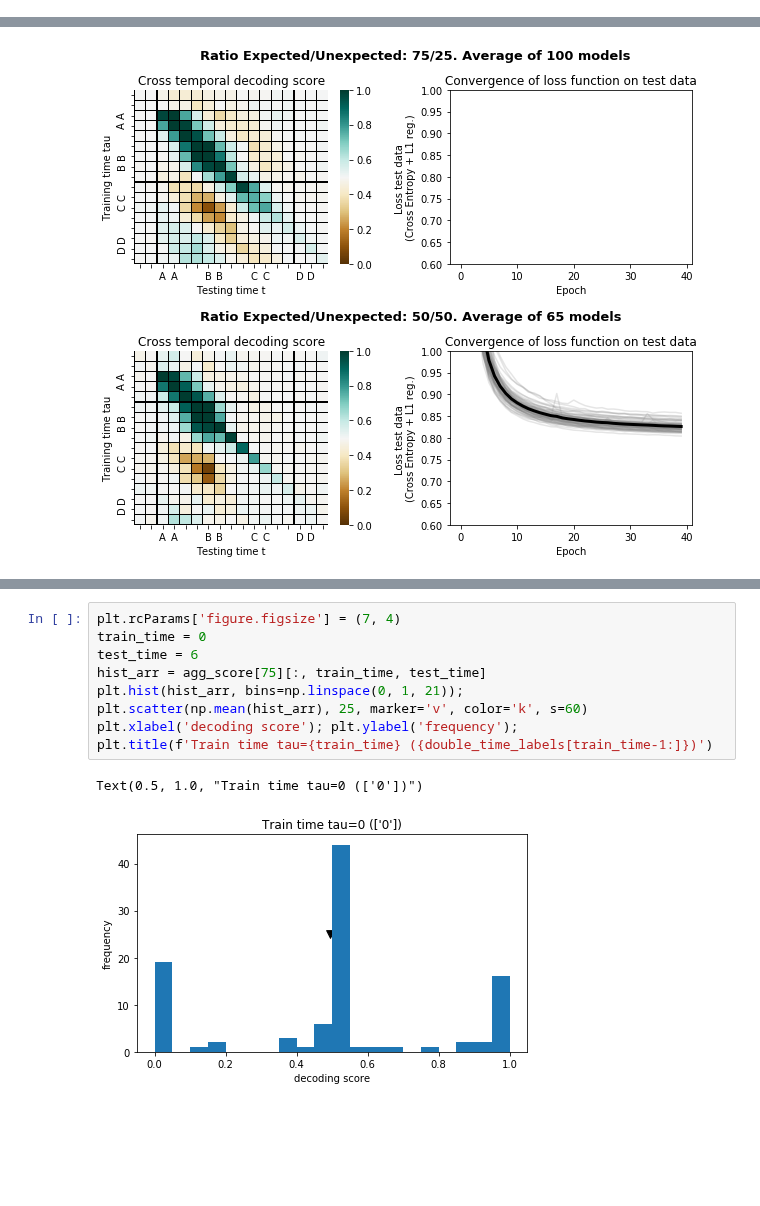
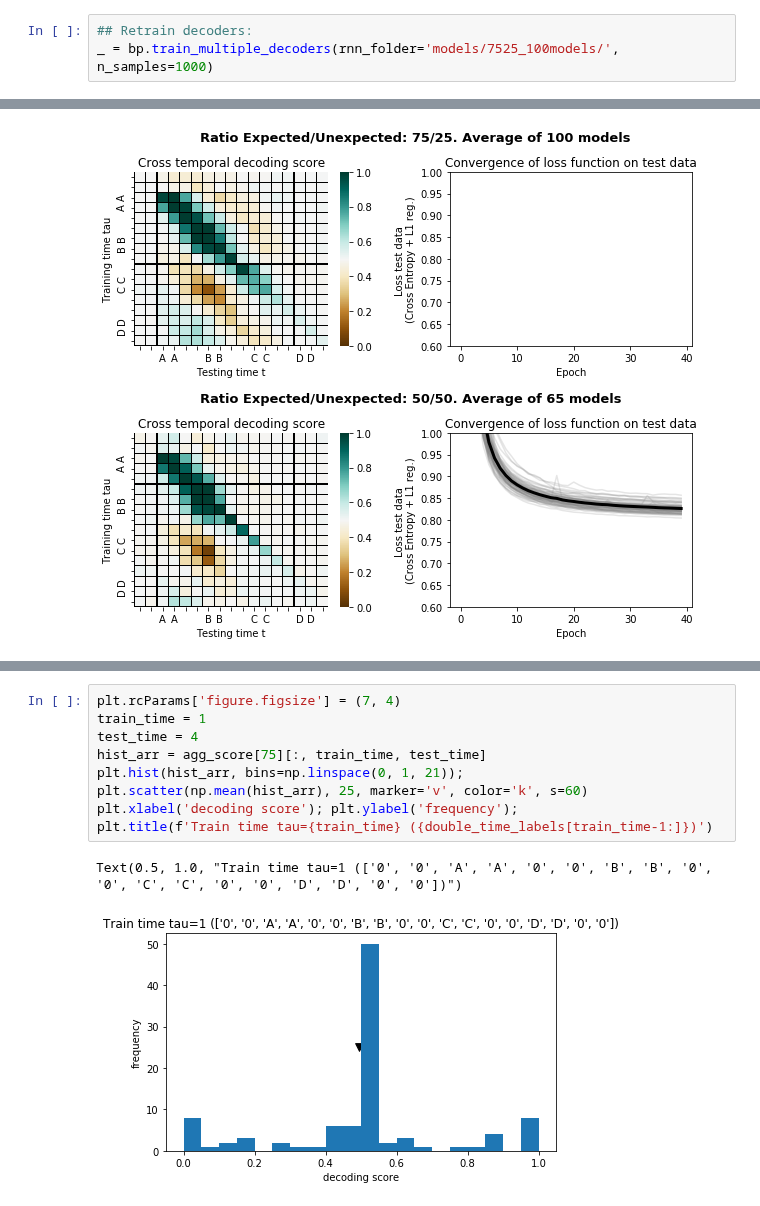
Before and after one commit to vdplasthijs/eavesdropping, a Jupyter notebook: bptt_sequence_coding.ipynb, the cells around one changed output, grey strips where cells are left out. Saved outputs shown, nothing was run; the diff lists cells and outputs as text; blank space fills up the shorter version.

```diff
--- a/bptt_sequence_coding.ipynb
+++ b/bptt_sequence_coding.ipynb
@@ -365,0 +351,3 @@ simulation 11/100
+# %%
+## Retrain decoders:
+_ = bp.train_multiple_decoders(rnn_folder='models/7525_100models/', n_samples=1000)
@@ -416,13 +406,13 @@ for ii, ll in enumerate(double_time_labels_blank[:-1]):
 16
 # %%
 plt.rcParams['figure.figsize'] = (7, 4)
-train_time = 0
-test_time = 6
+train_time = 1
+test_time = 4
 hist_arr = agg_score[75][:, train_time, test_time]
 plt.hist(hist_arr, bins=np.linspace(0, 1, 21));
 plt.scatter(np.mean(hist_arr), 25, marker='v', color='k', s=60)
 plt.xlabel('decoding score'); plt.ylabel('frequency');
 plt.title(f'Train time tau={train_time} ({double_time_labels[train_time-1:]})')
 # %% [output]
-Text(0.5, 1.0, "Train time tau=0 (['0'])")
+Text(0.5, 1.0, "Train time tau=1 (['0', '0', 'A', 'A', '0', '0', 'B', 'B', '0', '0', 'C', 'C', '0', '0', 'D', 'D', '0', '0'])")
-[figure, old version]
+[figure, new version]
```
Also changed, not shown: parts of 10 cells of this notebook, 2 other files.
